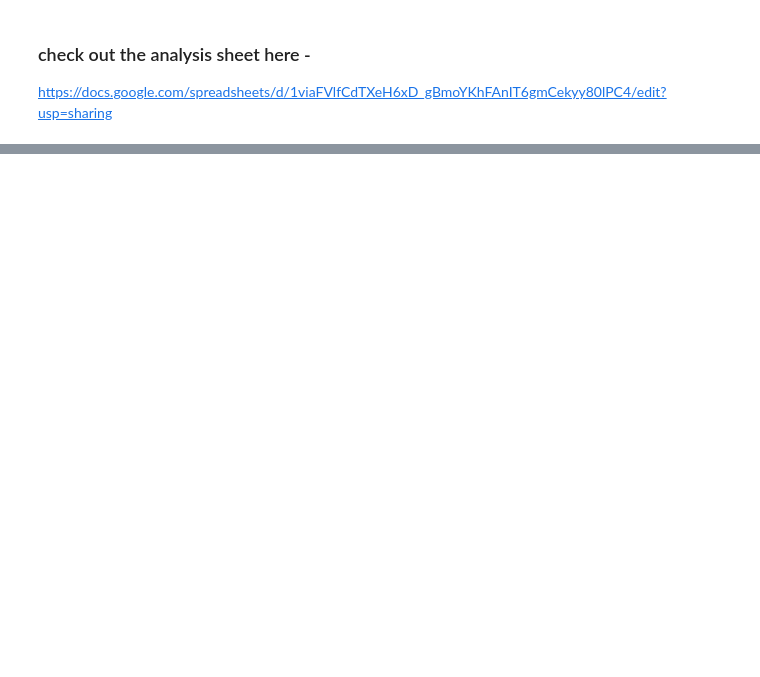
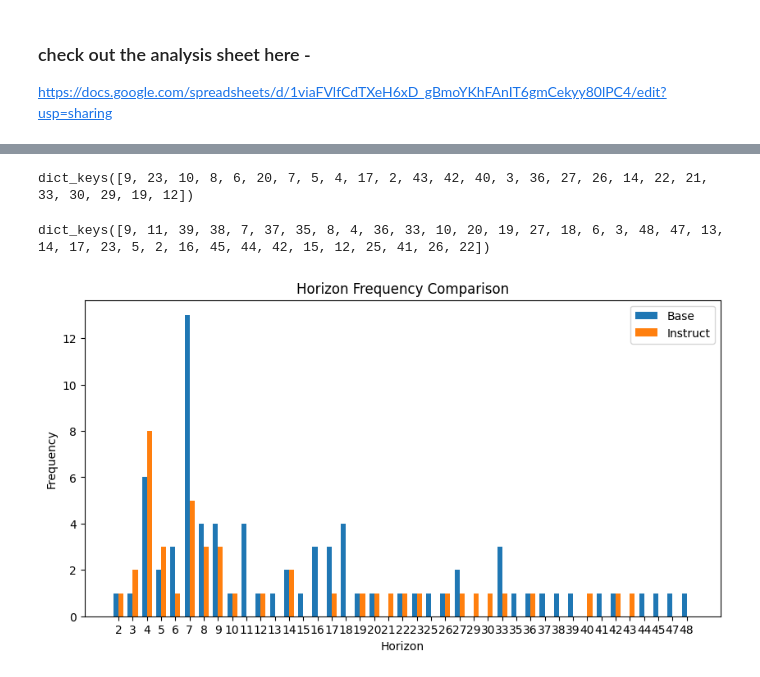
Before and after one commit to ambitious-mechinterp/plan_trace, a Jupyter notebook: notebooks/feature_meta_analysis.ipynb, the cells around one changed output, grey strips where cells are left out. Cells and saved outputs as stored; diff of their text form; code cells hidden in the pictures; blank space fills up the shorter version.

```diff
--- a/notebooks/feature_meta_analysis.ipynb
+++ b/notebooks/feature_meta_analysis.ipynb
@@ -575,0 +694,41 @@ https://docs.google.com/spreadsheets/d/1viaFVlfCdTXeH6xD_gBmoYKhFAnIT6gmCekyy80l
+# %%
+planning_dist_instruct.keys()
+# %% [output]
+dict_keys([9, 23, 10, 8, 6, 20, 7, 5, 4, 17, 2, 43, 42, 40, 3, 36, 27, 26, 14, 22, 21, 33, 30, 29, 19, 12])
+# %%
+planning_dist_base.keys()
+# %% [output]
+dict_keys([9, 11, 39, 38, 7, 37, 35, 8, 4, 36, 33, 10, 20, 19, 27, 18, 6, 3, 48, 47, 13, 14, 17, 23, 5, 2, 16, 45, 44, 42, 15, 12, 25, 41, 26, 22])
+# %%
+import numpy as np
+import matplotlib.pyplot as plt
+
+def plot_horizon_comparison(d1, d2, label1="Dict 1", label2="Dict 2"):
+    horizons = sorted(set(d1) | set(d2))
+
+    y1 = [d1.get(h, 0) for h in horizons]
+    y2 = [d2.get(h, 0) for h in horizons]
+
+    x = np.arange(len(horizons))
+    width = 0.35
+
+    plt.figure(figsize=(10, 5))
+    plt.bar(x - width/2, y1, width, label=label1)
+    plt.bar(x + width/2, y2, width, label=label2)
+
+    plt.xticks(x, horizons)
+    plt.xlabel("Horizon")
+    plt.ylabel("Frequency")
+    plt.title("Horizon Frequency Comparison")
+    plt.legend()
+    plt.show()
+# %%
+def _convert_to_freq_dict(planning_dist):
+    return {k: len(v) for k, v in planning_dist.items()}
+# %%
+planning_dist_base_freq = _convert_to_freq_dict(planning_dist_base)
+planning_dist_instruct_freq = _convert_to_freq_dict(planning_dist_instruct)
+# %%
+plot_horizon_comparison(planning_dist_base_freq, planning_dist_instruct_freq, "Base", "Instruct")
+# %% [output]
+[figure, added]
```
Also changed, not shown: parts of 8 cells of this notebook.
